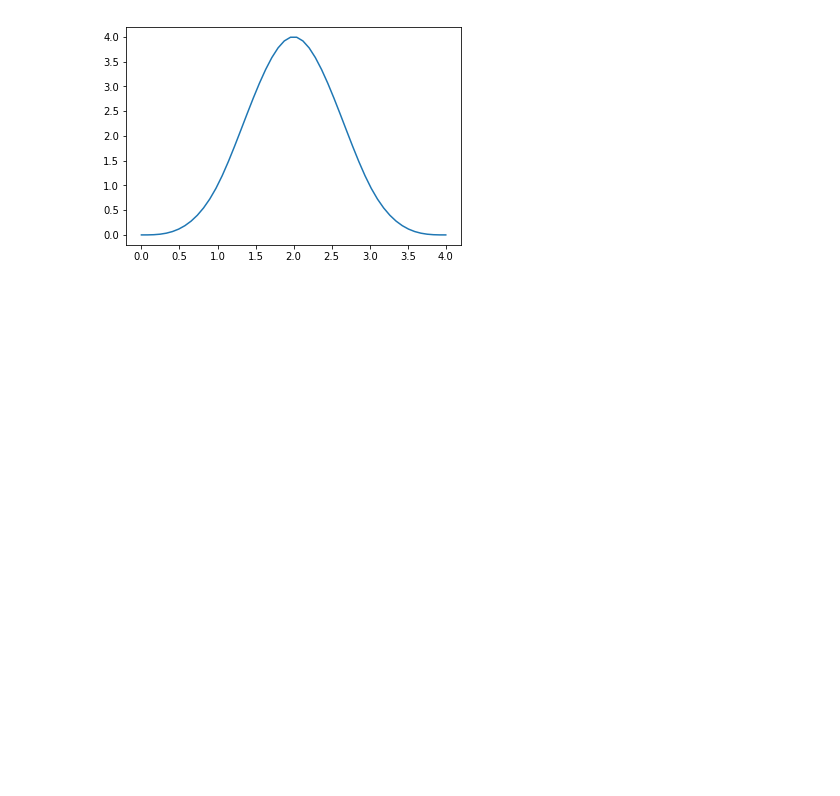
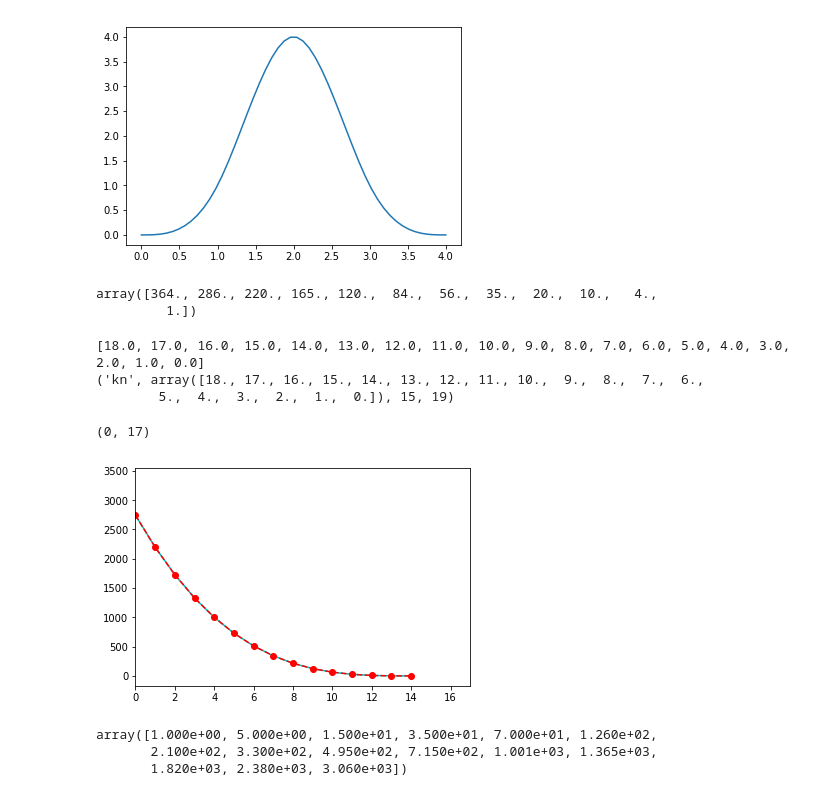
Before and after one commit to vlcekl/eam-models, a Jupyter notebook: notebooks/fit_b-spline.ipynb, the cells around one changed output. Saved outputs shown, nothing was run; the diff lists cells and outputs as text; code cells hidden in the pictures; blank space fills up the shorter version.

```diff
--- a/notebooks/fit_b-spline.ipynb
+++ b/notebooks/fit_b-spline.ipynb
@@ -873,0 +871,50 @@ plt.plot(rr, [(tpf(r,0)-4*tpf(r,1)+6*tpf(r,2)-4*tpf(r,3)+tpf(r,4)) for r in rr])
+# %%
+tpf_to_bspline(12)
+# %% [output]
+array([364., 286., 220., 165., 120.,  84.,  56.,  35.,  20.,  10.,   4.,
+         1.])
+# %%
+binom = [1.0, -4.0, 6.0, -4.0, 1.0]
+
+def make_bspline(coeffs, k, r):
+    """
+    Calculate energy from a cubic b-spline-based potential
+    """
+
+    u = 0.0
+    for i, c in enumerate(coeffs):
+        for j, b in enumerate(binom):
+            # truncated polynomial basis function
+            tpf = (k[i+j]-r)**3 if r < k[i+j] else 0.0
+
+            # contribution to potential from a b-spline basis function component
+            u += c*b*tpf
+            #u += c*b*tpf(r, k[i+j])
+
+    return u
+# %%
+%matplotlib inline
+import matplotlib.pyplot as plt
+rr = list(reversed(list(np.linspace(0, 18, 19))))
+print(rr)
+knots = np.array(list(reversed(np.linspace(0, 18, 19))))
+print('kn', knots, len(vec), len(knots))
+bs = [make_bspline(vec, knots, r) for r in rr]
+
+plt.plot(np.array(list(reversed(rr)))-4, bs, 'c')
+#plt.plot(list(reversed(list(Pinv.dot(on)))), 'b.')
+plt.plot(list(reversed([(float(i))**3 for i in range(0, 15)])),'ro--')
+#plt.ylim(0,50)
+plt.xlim(0,17)
+# %% [output]
+[18.0, 17.0, 16.0, 15.0, 14.0, 13.0, 12.0, 11.0, 10.0, 9.0, 8.0, 7.0, 6.0, 5.0, 4.0, 3.0, 2.0, 1.0, 0.0]
+('kn', array([18., 17., 16., 15., 14., 13., 12., 11., 10.,  9.,  8.,  7.,  6.,
+        5.,  4.,  3.,  2.,  1.,  0.]), 15, 19)
+(0, 17)
+[figure, added]
+# %%
+Pinv.dot(np.ones(n_tot))
+# %% [output]
+array([1.000e+00, 5.000e+00, 1.500e+01, 3.500e+01, 7.000e+01, 1.260e+02,
+       2.100e+02, 3.300e+02, 4.950e+02, 7.150e+02, 1.001e+03, 1.365e+03,
+       1.820e+03, 2.380e+03, 3.060e+03])
```
Also changed, not shown: parts of 3 cells of this notebook, 1 other file.
